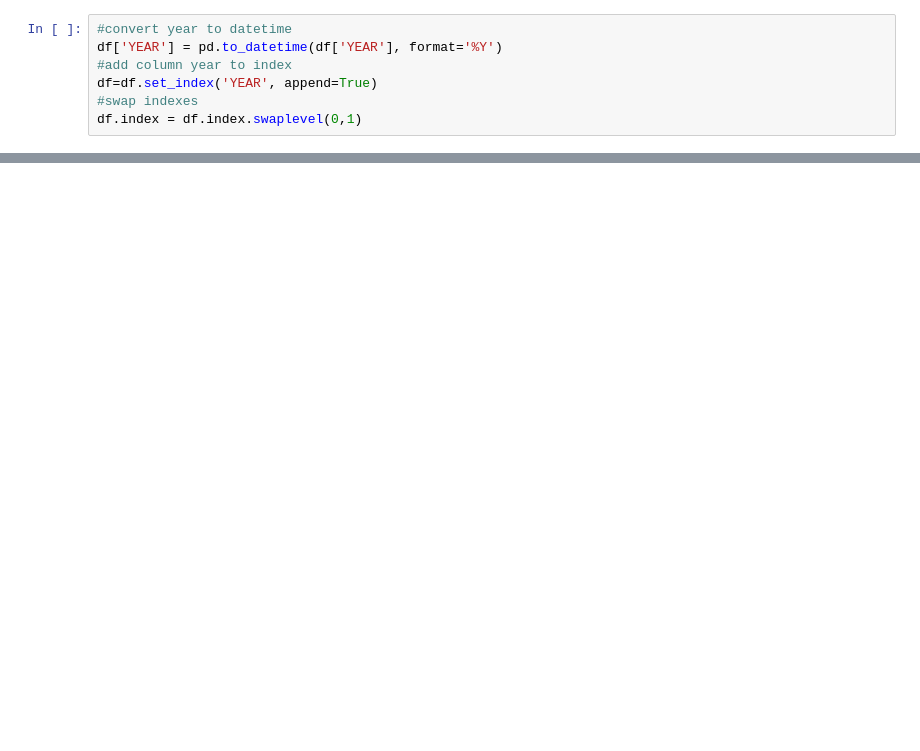
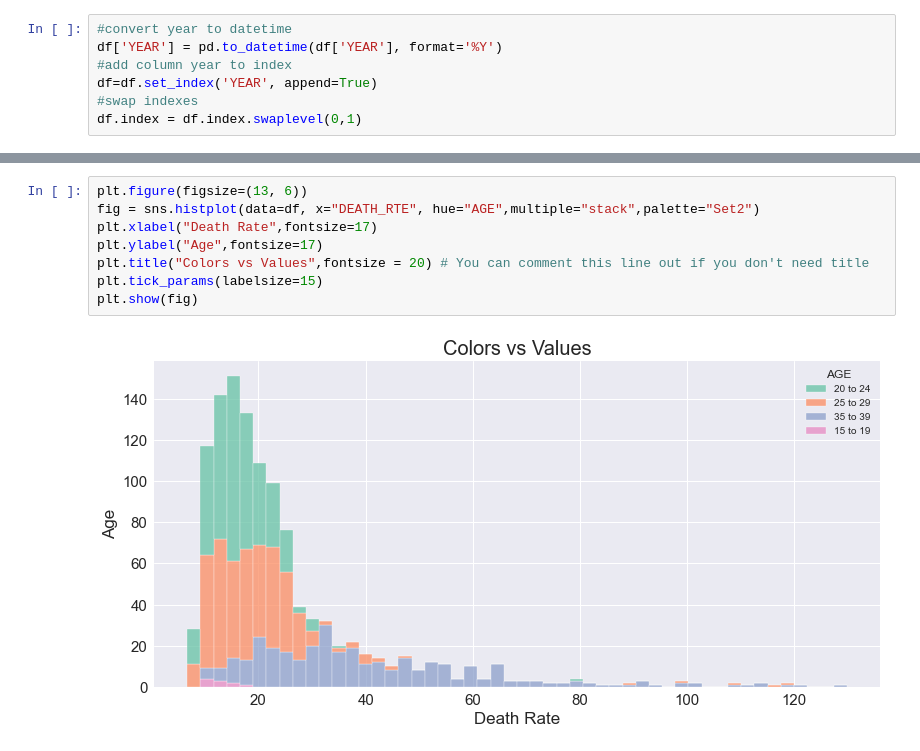
Before and after one commit to al-codes-now/maternal_mortality, a Jupyter notebook: Notebooks/Modeling notebook.ipynb, the cells around one changed output, grey strips where cells are left out. Drawn from its saved outputs; the diff is of its cells as text; blank space fills up the shorter version.

```diff
--- a/Notebooks/Modeling notebook.ipynb
+++ b/Notebooks/Modeling notebook.ipynb
@@ -103,0 +135,10 @@ Included effects: Entity
+# %%
+plt.figure(figsize=(13, 6))
+fig = sns.histplot(data=df, x="DEATH_RTE", hue="AGE",multiple="stack",palette="Set2")
+plt.xlabel("Death Rate",fontsize=17)
+plt.ylabel("Age",fontsize=17)
+plt.title("Colors vs Values",fontsize = 20) # You can comment this line out if you don't need title
+plt.tick_params(labelsize=15)
+plt.show(fig)
+# %% [output]
+[figure, added]
```
Also changed, not shown: parts of 27 cells of this notebook, 5 other files.
